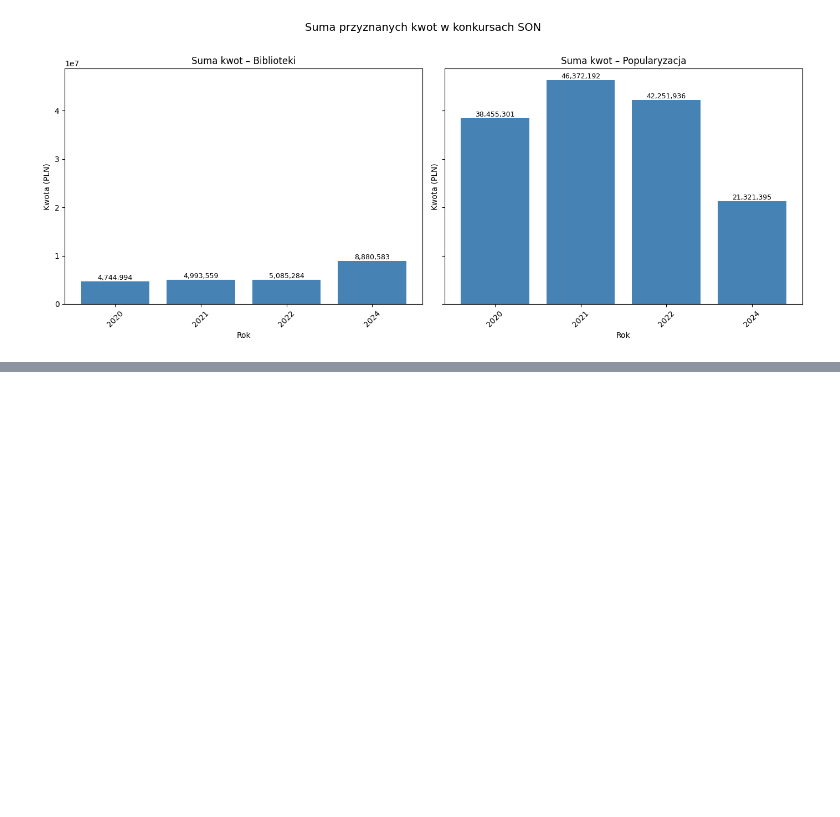
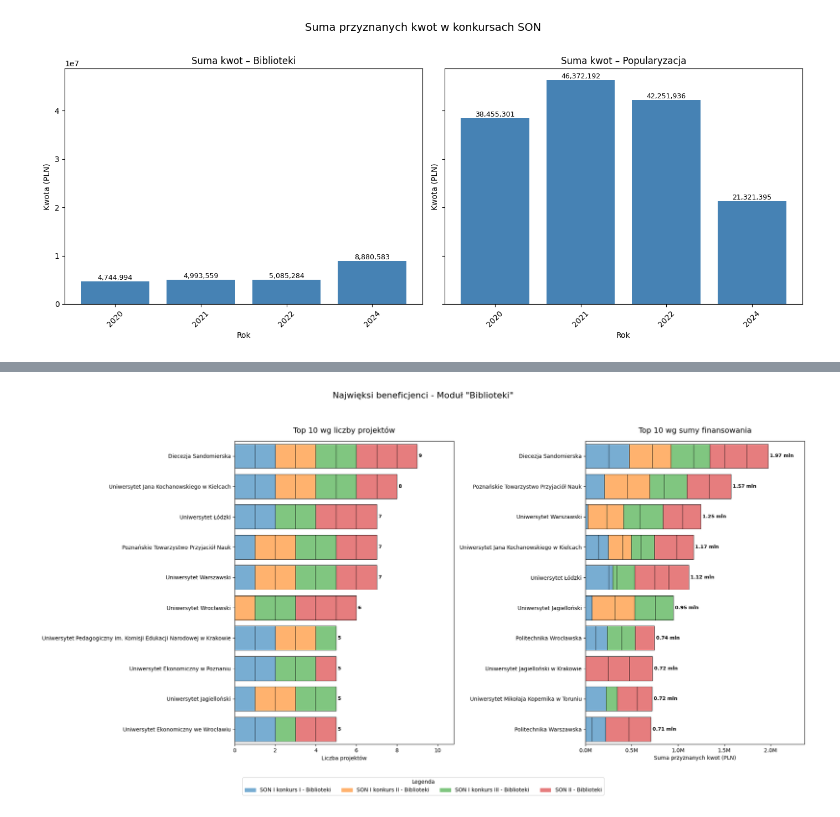
Before and after one commit to purbancz/SONanalysis, a Jupyter notebook: SON_analysis.ipynb, the cells around one changed output, grey strips where cells are left out. Drawn from its saved outputs; the diff is of its cells as text; code cells hidden in the pictures; blank space fills up the shorter version.

```diff
--- a/SON_analysis.ipynb
+++ b/SON_analysis.ipynb
@@ -166,0 +755,98 @@ plt.show()
+# %%
+import pandas as pd
+import matplotlib.pyplot as plt
+import matplotlib.patches as mpatches
+import matplotlib.ticker as mticker
+import numpy as np
+
+# --- USTAWIENIA I FUNKCJE POMOCNICZE (wymagane do działania) ---
+konkurs_colors = {
+    'SON I konkurs I': '#1f77b4',
+    'SON I konkurs II': '#ff7f0e',
+    'SON I konkurs III': '#2ca02c',
+    'SON II': '#d62728',
+}
+modul_shades = {
+    'Popularyzacja': 1.0,
+    'Biblioteki': 0.6,
+}
+def adjust_hex_brightness(hex_color, factor):
+    if factor == 1.0: return hex_color
+    rgb = [int(hex_color.lstrip('#')[i:i+2], 16) for i in (0, 2, 4)]
+    adjusted_rgb = [min(255, int(c * factor + (255 * (1-factor)))) for c in rgb]
+    return f"#{''.join([f'{c:02x}' for c in adjusted_rgb])}"
+
+def create_detailed_stacked_barh_chart(ax, long_df, value_col, title_text, xlabel_text, is_amount):
+    beneficjenci = long_df['Wnioskodawca'].cat.categories
+    left_positions = {b: 0 for b in beneficjenci}
+    for index, row in long_df.iterrows():
+        beneficjent, konkurs, modul, value = row['Wnioskodawca'], row['Konkurs'], row['Moduł'], row[value_col]
+        base_color = konkurs_colors.get(konkurs, '#888888')
+        shade_factor = modul_shades.get(modul, 1.0)
+        color = adjust_hex_brightness(base_color, shade_factor)
+        left = left_positions[beneficjent]
+        ax.barh(beneficjent, value, left=left, color=color, edgecolor='black', linewidth=0.6, align='center')
+        left_positions[beneficjent] += value
+    ax.set_title(title_text, fontsize=14, pad=15)
+    ax.set_xlabel(xlabel_text)
+    ax.invert_yaxis()
+    ax.margins(y=0.01)
+    totals = long_df.groupby('Wnioskodawca', observed=True)[value_col].sum()
+    if is_amount:
+        ax.xaxis.set_major_formatter(mticker.FuncFormatter(lambda x, p: f'{x/1_000_000:.1f}M'))
+        for i, total in enumerate(totals): ax.text(total, i, f' {total/1_000_000:.2f} mln', va='center', ha='left', fontsize=9, weight='bold')
+        ax.set_xlim(right=totals.max() * 1.20)
+    else:
+        for i, total in enumerate(totals): ax.text(total, i, f' {int(total)}', va='center', ha='left', fontsize=9, weight='bold')
+        ax.set_xlim(right=totals.max() * 1.20)
+        ax.xaxis.set_major_locator(mticker.MaxNLocator(integer=True))
+
+# --- ANALIZA WYŁĄCZNIE DLA MODUŁU "BIBLIOTEKI" ---
+
+# 1. Filtrowanie danych
+df_bibl = df_all[df_all['Moduł'] == 'Biblioteki'].copy()
+
+# Sprawdzenie, czy są dane dla tego modułu
+if df_bibl.empty:
+    print("Brak danych dla modułu 'Biblioteki' do wyświetlenia.")
+else:
+    # 2. Obliczenie Top 10 specyficznie dla tego modułu
+    top_counts_bibl = df_bibl['Wnioskodawca'].value_counts().head(10).reset_index()
+    top_counts_bibl.columns = ["Wnioskodawca", "Liczba projektów"]
+
+    top_amounts_bibl = df_bibl.groupby("Wnioskodawca")['Kwota_clean'].sum().nlargest(10).reset_index()
+    top_amounts_bibl.columns = ["Wnioskodawca", "Suma kwot"]
+
+    # 3. Przygotowanie danych w formacie "długim" do rysowania
+    df_counts_long_bibl = df_bibl[df_bibl['Wnioskodawca'].isin(top_counts_bibl['Wnioskodawca'])].copy()
+    df_counts_long_bibl['Liczba projektów'] = 1
+    df_counts_long_bibl['Wnioskodawca'] = pd.Categorical(df_counts_long_bibl['Wnioskodawca'], categories=top_counts_bibl['Wnioskodawca'], ordered=True)
+    df_counts_long_bibl = df_counts_long_bibl.sort_values(by=['Wnioskodawca', 'Konkurs', 'Moduł'])
+
+    df_amounts_long_bibl = df_bibl[df_bibl['Wnioskodawca'].isin(top_amounts_bibl['Wnioskodawca'])].copy()
+    df_amounts_long_bibl['Wnioskodawca'] = pd.Categorical(df_amounts_long_bibl['Wnioskodawca'], categories=top_amounts_bibl['Wnioskodawca'], ordered=True)
+    df_amounts_long_bibl = df_amounts_long_bibl.sort_values(by=['Wnioskodawca', 'Konkurs', 'Moduł'])
+
+    # 4. Generowanie wykresów
+    fig_bibl, (ax1_bibl, ax2_bibl) = plt.subplots(1, 2, figsize=(20, 10))
+    fig_bibl.suptitle('Najwięksi beneficjenci - Moduł "Biblioteki"', fontsize=16, y=1.02)
+
+    create_detailed_stacked_barh_chart(ax1_bibl, df_counts_long_bibl, 'Liczba projektów', "Top 10 wg liczby projektów", "Liczba projektów", is_amount=False)
+    create_detailed_stacked_barh_chart(ax2_bibl, df_amounts_long_bibl, 'Kwota_clean', "Top 10 wg sumy finansowania", "Suma przyznanych kwot (PLN)", is_amount=True)
+
+    # 5. Tworzenie legendy
+    legend_patches_bibl = []
+    all_combinations_bibl = set(tuple(row) for row in df_bibl[['Konkurs', 'Moduł']].drop_duplicates().to_numpy())
+    for konkurs in sorted(konkurs_colors.keys()):
+        for modul, shade in modul_shades.items():
+            if (konkurs, modul) in all_combinations_bibl:
+                 base_color = konkurs_colors.get(konkurs)
+                 color = adjust_hex_brightness(base_color, shade)
+                 label = f"{konkurs} - {modul}"
+                 legend_patches_bibl.append(mpatches.Patch(color=color, label=label))
+
+    fig_bibl.legend(handles=legend_patches_bibl, loc='upper center', bbox_to_anchor=(0.5, 0.03), ncol=4, title="Legenda")
+    plt.tight_layout(rect=[0, 0.05, 1, 0.98])
+    plt.show()
+# %% [output]
+[figure, added]
```
Also changed, not shown: parts of 18 cells of this notebook.
